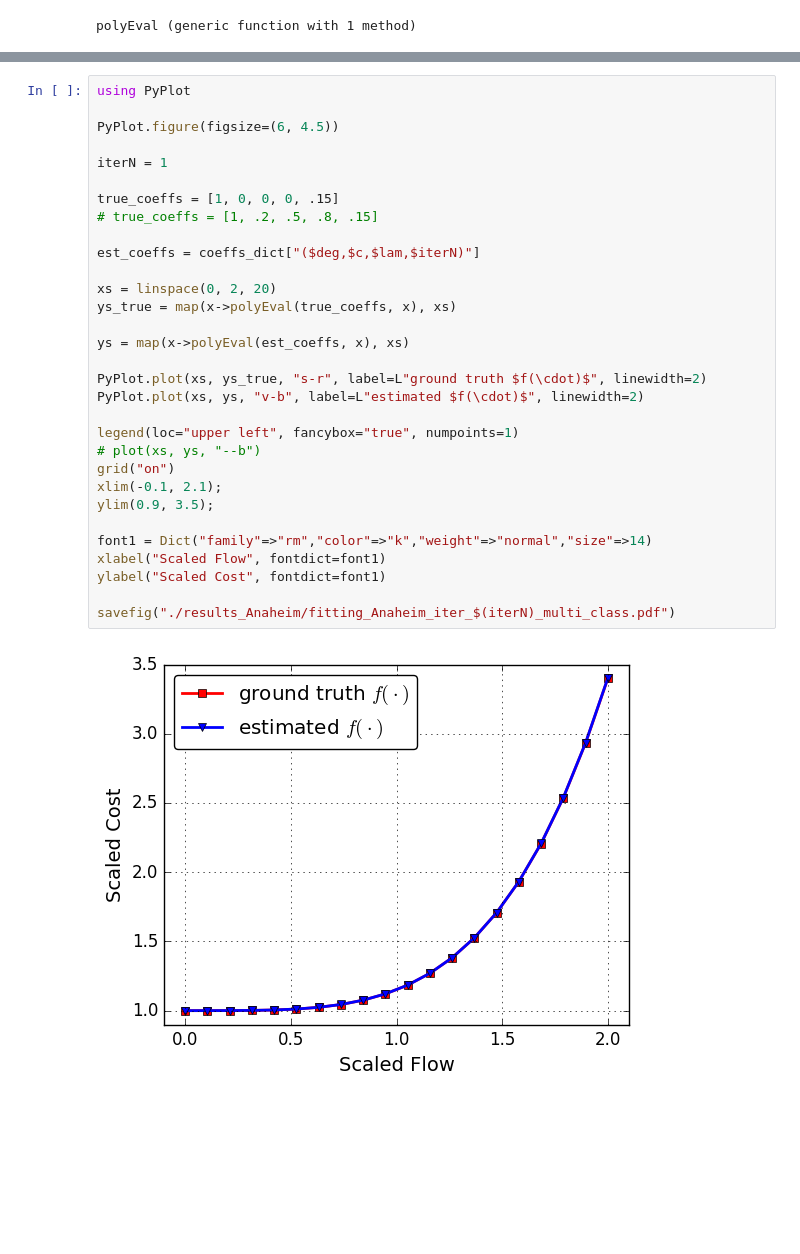
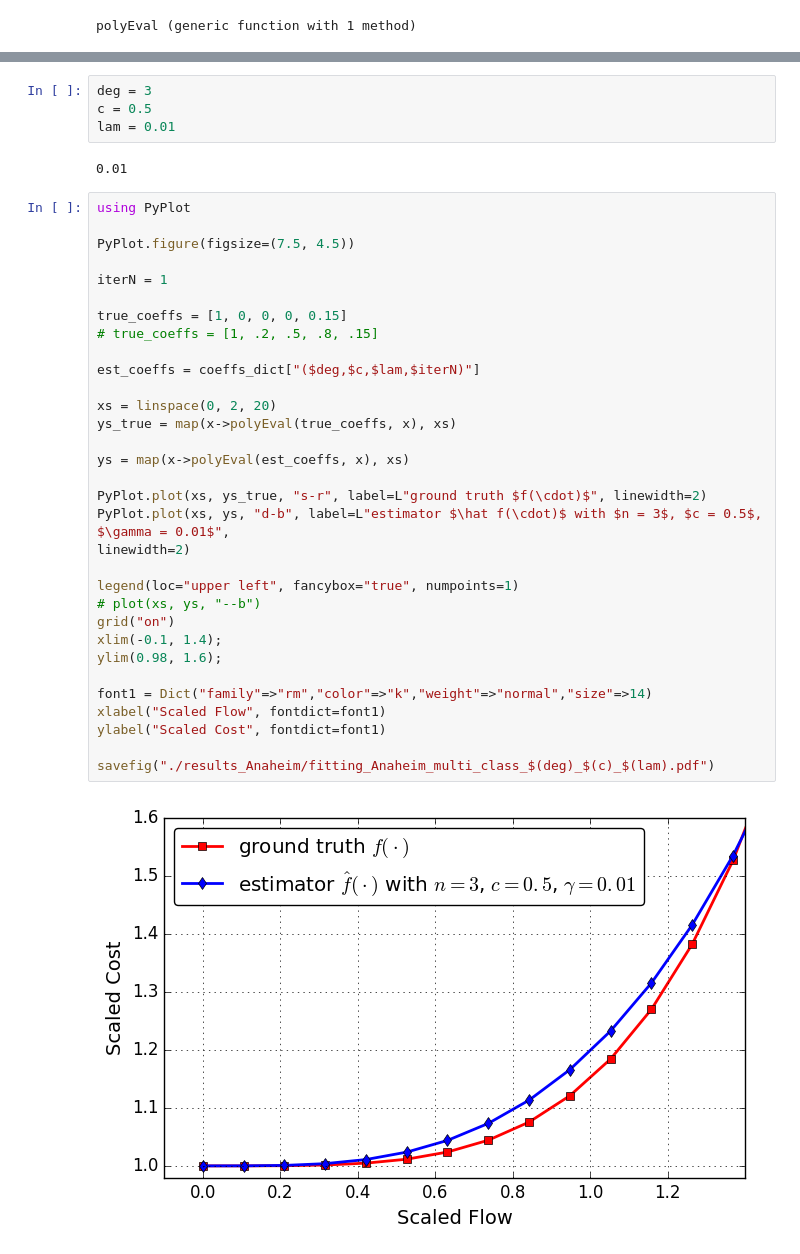
Before and after one commit to jingzbu/InverseVIsTraffic, a Jupyter notebook: 04_3_InverseVI_multi_class_cdc17/02_Anaheim/03_plot_costf_Anaheim.ipynb, the cells around one changed output, grey strips where cells are left out. Cells and saved outputs as stored; diff of their text form; blank space fills up the shorter version.

Commit message:
obtain multi-invVI results for more scenarios

```diff
--- a/04_3_InverseVI_multi_class_cdc17/02_Anaheim/03_plot_costf_Anaheim.ipynb
+++ b/04_3_InverseVI_multi_class_cdc17/02_Anaheim/03_plot_costf_Anaheim.ipynb
@@ -17,33 +26,40 @@ Dict{String,Any} with 1 entry:
+# %%
+deg = 3
+c = 0.5
+lam = 0.01
+# %% [output]
+0.01
 # %%
 using PyPlot
 
-PyPlot.figure(figsize=(6, 4.5))
+PyPlot.figure(figsize=(7.5, 4.5))
 
 iterN = 1
 
-true_coeffs = [1, 0, 0, 0, .15]
+true_coeffs = [1, 0, 0, 0, 0.15]
 # true_coeffs = [1, .2, .5, .8, .15]
 
 est_coeffs = coeffs_dict["($deg,$c,$lam,$iterN)"]
 
 xs = linspace(0, 2, 20)
 ys_true = map(x->polyEval(true_coeffs, x), xs)
 
 ys = map(x->polyEval(est_coeffs, x), xs)
 
 PyPlot.plot(xs, ys_true, "s-r", label=L"ground truth $f(\cdot)$", linewidth=2)
-PyPlot.plot(xs, ys, "v-b", label=L"estimated $f(\cdot)$", linewidth=2)
+PyPlot.plot(xs, ys, "d-b", label=L"estimator $\hat f(\cdot)$ with $n = 3$, $c = 0.5$, $\gamma = 0.01$",
+linewidth=2)
 
 legend(loc="upper left", fancybox="true", numpoints=1)
 # plot(xs, ys, "--b")
 grid("on")
-xlim(-0.1, 2.1);
-ylim(0.9, 3.5);
+xlim(-0.1, 1.4);
+ylim(0.98, 1.6);
 
 font1 = Dict("family"=>"rm","color"=>"k","weight"=>"normal","size"=>14)
 xlabel("Scaled Flow", fontdict=font1)
 ylabel("Scaled Cost", fontdict=font1)
 
-savefig("./results_Anaheim/fitting_Anaheim_iter_$(iterN)_multi_class.pdf")
+savefig("./results_Anaheim/fitting_Anaheim_multi_class_$(deg)_$(c)_$(lam).pdf")
 # %% [output]
-[figure, old version]
+[figure, new version]
```
Also changed, not shown: parts of 8 cells of this notebook, 19 other files.
